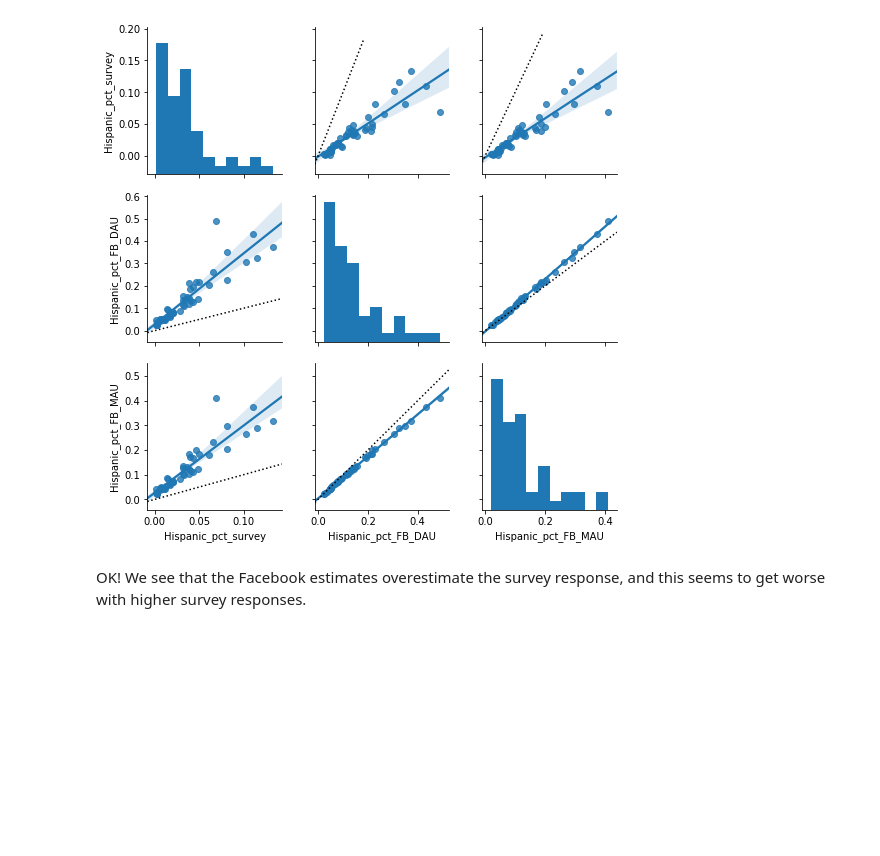
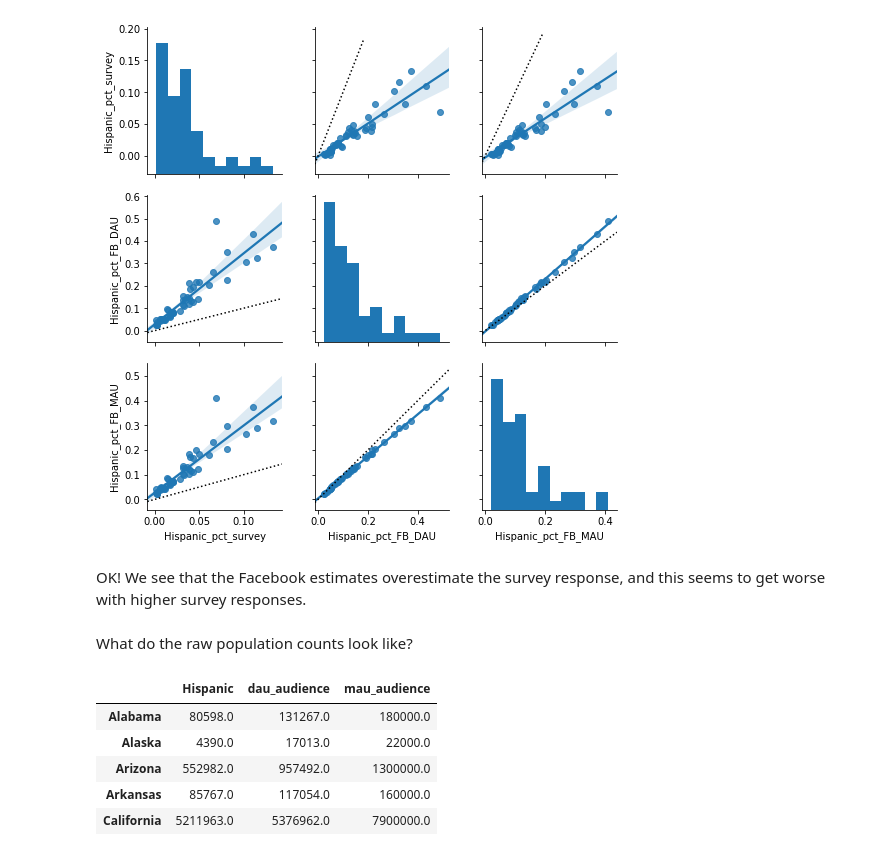
Before and after one commit to ianbstewart/immigrant_assimilation, a Jupyter notebook: src/data_processing/compare_facebook_survey_estimates.ipynb, the cells around one changed output. Drawn from its saved outputs; the diff is of its cells as text; code cells hidden in the pictures; blank space fills up the shorter version.

```diff
--- a/src/data_processing/compare_facebook_survey_estimates.ipynb
+++ b/src/data_processing/compare_facebook_survey_estimates.ipynb
@@ -110,3 +112,5 @@ plt.show()
 [figure]
 # %% [markdown]
 OK! We see that the Facebook estimates overestimate the survey response, and this seems to get worse with higher survey responses.
+# %% [markdown]
+What do the raw population counts look like?
@@ -112,0 +127,9 @@ OK! We see that the Facebook estimates overestimate the survey response, and thi
+# %%
+hispanic_count_data.head()
+# %% [output]
+|  | Hispanic | dau_audience | mau_audience |
+| Alabama | 80598.0 | 131267.0 | 180000.0 |
+| Alaska | 4390.0 | 17013.0 | 22000.0 |
+| Arizona | 552982.0 | 957492.0 | 1300000.0 |
+| Arkansas | 85767.0 | 117054.0 | 160000.0 |
+| California | 5211963.0 | 5376962.0 | 7900000.0 |
```
Also changed, not shown: parts of 6 cells of this notebook, 6 other files.
